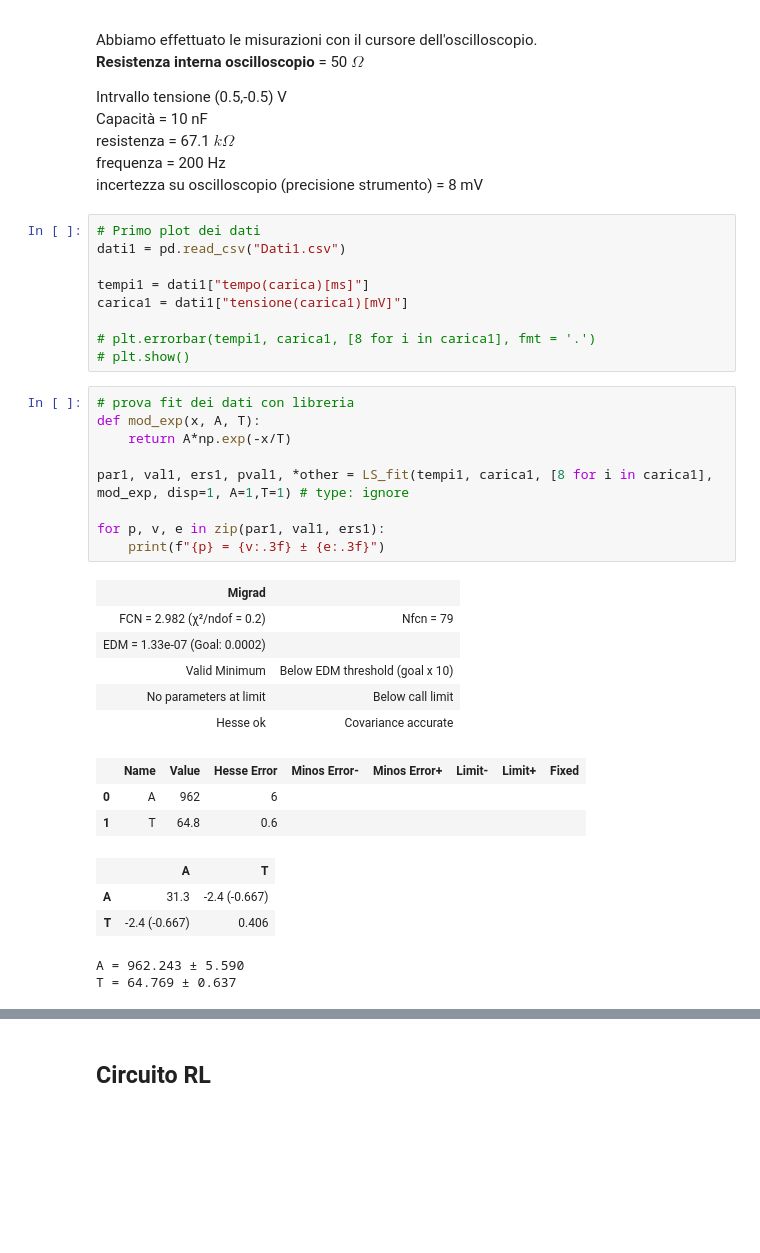
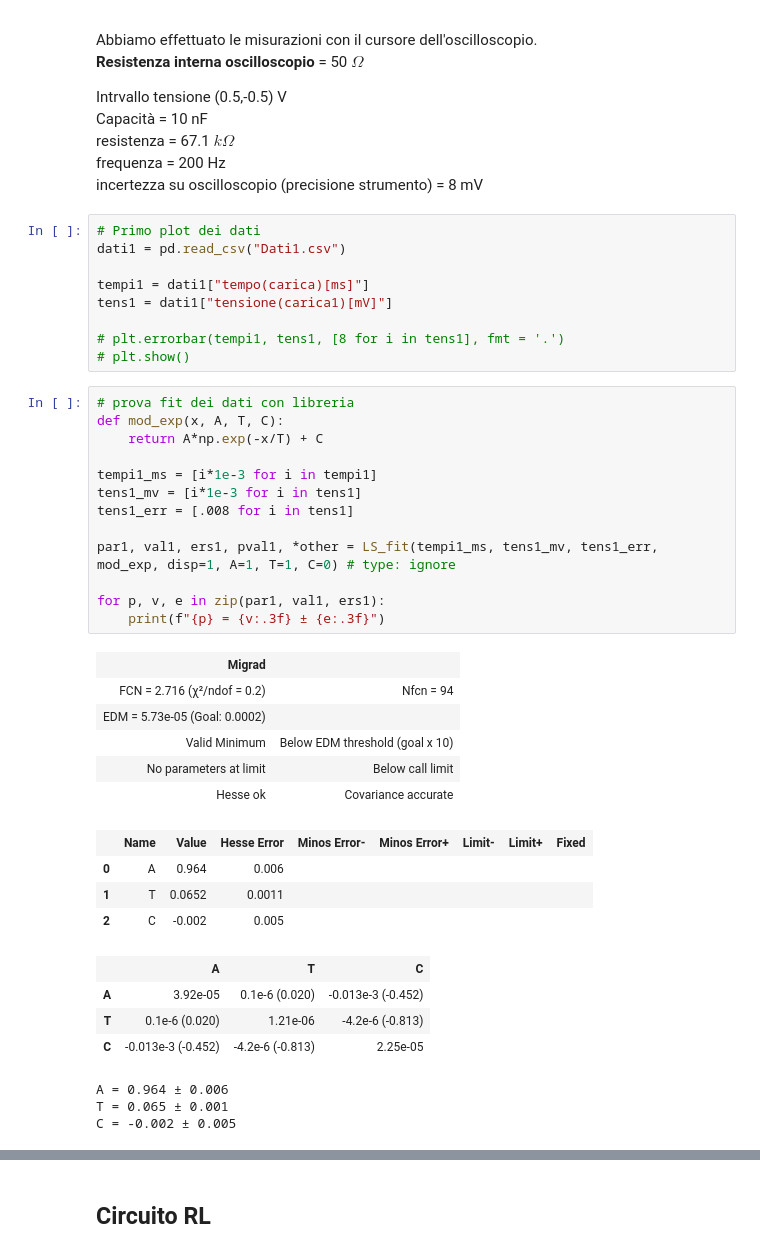
Before and after one commit to Pavar0tty/Laboratorio_2, a Jupyter notebook: Circuiti2/Analisi.ipynb, the cells around one changed output, grey strips where cells are left out. Saved outputs shown, nothing was run; the diff lists cells and outputs as text; blank space fills up the shorter version.

```diff
--- a/Circuiti2/Analisi.ipynb
+++ b/Circuiti2/Analisi.ipynb
@@ -24,31 +24,38 @@ incertezza su oscilloscopio (precisione strumento) = 8 mV
 dati1 = pd.read_csv("Dati1.csv")
 
 tempi1 = dati1["tempo(carica)[ms]"]
-carica1 = dati1["tensione(carica1)[mV]"]
+tens1 = dati1["tensione(carica1)[mV]"]
 
-# plt.errorbar(tempi1, carica1, [8 for i in carica1], fmt = '.')
+# plt.errorbar(tempi1, tens1, [8 for i in tens1], fmt = '.')
 # plt.show()
 # %%
 # prova fit dei dati con libreria
-def mod_exp(x, A, T):
-    return A*np.exp(-x/T)
+def mod_exp(x, A, T, C):
+    return A*np.exp(-x/T) + C
 
-par1, val1, ers1, pval1, *other = LS_fit(tempi1, carica1, [8 for i in carica1], mod_exp, disp=1, A=1,T=1) # type: ignore
+tempi1_ms = [i*1e-3 for i in tempi1]
+tens1_mv = [i*1e-3 for i in tens1]
+tens1_err = [.008 for i in tens1]
+
+par1, val1, ers1, pval1, *other = LS_fit(tempi1_ms, tens1_mv, tens1_err, mod_exp, disp=1, A=1, T=1, C=0) # type: ignore
 
 for p, v, e in zip(par1, val1, ers1):
     print(f"{p} = {v:.3f} ± {e:.3f}")
 # %% [output]
 | Migrad |  |
-| FCN = 2.982 (χ²/ndof = 0.2) | Nfcn = 79 |
-| EDM = 1.33e-07 (Goal: 0.0002) |  |
+| FCN = 2.716 (χ²/ndof = 0.2) | Nfcn = 94 |
+| EDM = 5.73e-05 (Goal: 0.0002) |  |
 | Valid Minimum | Below EDM threshold (goal x 10) |
 | No parameters at limit | Below call limit |
 | Hesse ok | Covariance accurate |
 |  | Name | Value | Hesse Error | Minos Error- | Minos Error+ | Limit- | Limit+ | Fixed |
-| 0 | A | 962 | 6 |  |  |  |  |  |
-| 1 | T | 64.8 | 0.6 |  |  |  |  |  |
+| 0 | A | 0.964 | 0.006 |  |  |  |  |  |
+| 1 | T | 0.0652 | 0.0011 |  |  |  |  |  |
+| 2 | C | -0.002 | 0.005 |  |  |  |  |  |
-|  | A | T |
-| A | 31.3 | -2.4 (-0.667) |
-| T | -2.4 (-0.667) | 0.406 |
+|  | A | T | C |
+| A | 3.92e-05 | 0.1e-6 (0.020) | -0.013e-3 (-0.452) |
+| T | 0.1e-6 (0.020) | 1.21e-06 | -4.2e-6 (-0.813) |
+| C | -0.013e-3 (-0.452) | -4.2e-6 (-0.813) | 2.25e-05 |
-A = 962.243 ± 5.590
-T = 64.769 ± 0.637
+A = 0.964 ± 0.006
+T = 0.065 ± 0.001
+C = -0.002 ± 0.005
```
Also changed, not shown: parts of 4 cells of this notebook.
